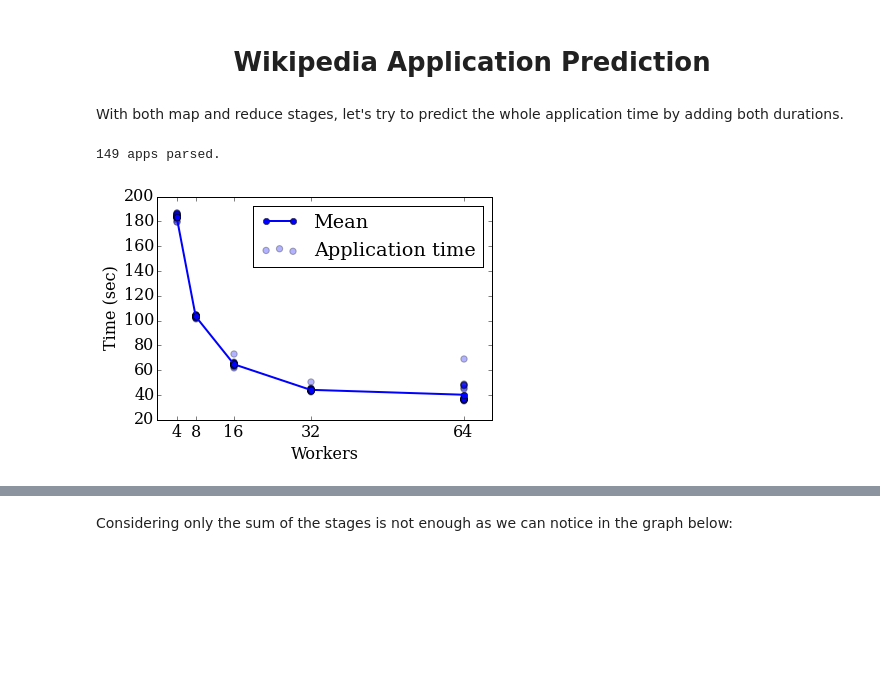
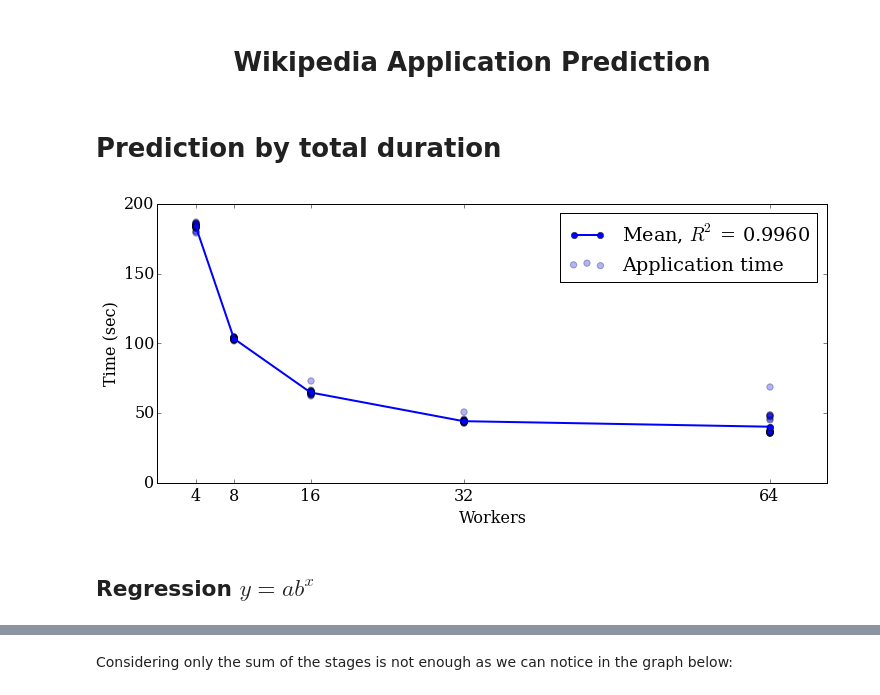
Before and after one commit to cemsbr/phd_notebook, a Jupyter notebook: Duration Prediction.ipynb, the cells around one changed output, grey strips where cells are left out. Saved outputs shown, nothing was run; the diff lists cells and outputs as text; code cells hidden in the pictures; blank space fills up the shorter version.

Commit message:
Prediction error details; stage refactoring.

```diff
--- a/Duration Prediction.ipynb
+++ b/Duration Prediction.ipynb
@@ -1,7 +1,7 @@
 # %% [markdown]
 <h1 align="center">Wikipedia Application Prediction</h1>
-# %% [markdown]
-With both map and reduce stages, let's try to predict the whole application time by adding both durations.
+# %% [markdown]
+# Prediction by total duration
 # %%
 # Notebook configuration, modules import, functions
 
@@ -16,40 +16,39 @@ matplotlib.rcParams.update({'font.size': 16,
 from common import *
 # %%
 apps, worker_amounts = parse_strong_scaling(reduce_outliers=True)
-print(len(apps), 'apps parsed.')
-# %% [output]
-149 apps parsed.
 # %%
-def get_lists_by_wa(apps, fn, fn_results=lambda x: x):
+def get_lists_by_wa(apps, fn, fn_results=None):
     """ Apply fn to every app and returns a list of the results indexed by worker amount.
     Optionally run fn_results in every worker amount result.
     """
     lists = {}
     [lists.setdefault(a.workers, []).append(fn(a)) for a in apps]
-    return [fn_results(lists[wa]) for wa in sorted(lists)]
+    results = [np.array(lists[wa]) for wa in sorted(lists)]
+    if fn_results is None:
+        return results
+    else:
+        return np.array([fn_results(result) for result in results])
 
-def get_duration(app):
-    return app.duration
+plt.subplots(figsize=(12,5))
 
-def list_to_np(numbers):
-    return np.array(numbers)
+app_durations = get_lists_by_wa(apps, lambda a: a.duration)
+app_means = np.array([d.mean() for d in app_durations])
+flat_worker_amounts = np.array([a.workers for a in apps])
+flat_durations = np.array([a.duration for a in apps])
 
-def plt_scatter_per_wa(y_lists, **kwargs):
-    for wa, ys in zip(worker_amounts, y_lists):
-        xs = [wa] * len(ys)
-        plt.scatter(xs, ys, **kwargs)
-        if 'label' in kwargs:
-            del kwargs['label']
+# Mean r-squared value
+def get_mean(worker): return app_means[worker_amounts.index(worker)]
+r2 = calc_r2_fn(flat_worker_amounts, flat_durations, get_mean)
+mean_label = get_r2_label('Mean', r2)
 
-app_durations = get_lists_by_wa(apps, get_duration, list_to_np)
-app_means = [d.mean()/1000 for d in app_durations]
-plt_scatter_per_wa([d/1000 for d in app_durations], s=40, alpha=0.3, label='Application time')
-plt.plot(worker_amounts, app_means, '-o', label='Mean')
+plt.scatter(flat_worker_amounts, flat_durations/1000, s=40, alpha=0.3, label='Application time')
+plt.plot(worker_amounts, app_means/1000, '-o', label=mean_label)
 
 plt.xticks(worker_amounts)
-plt.xlabel('Workers')
-plt.ylabel('Time (sec)')
+plt_setup('Workers', 'Time (sec)')
 plt.legend()
 plt.show()
 # %% [output]
-[figure, old version]
+[figure, new version]
+# %% [markdown]
+## Regression $y = ab^{x}$
```
Also changed, not shown: parts of 15 cells of this notebook, 3 other files.
